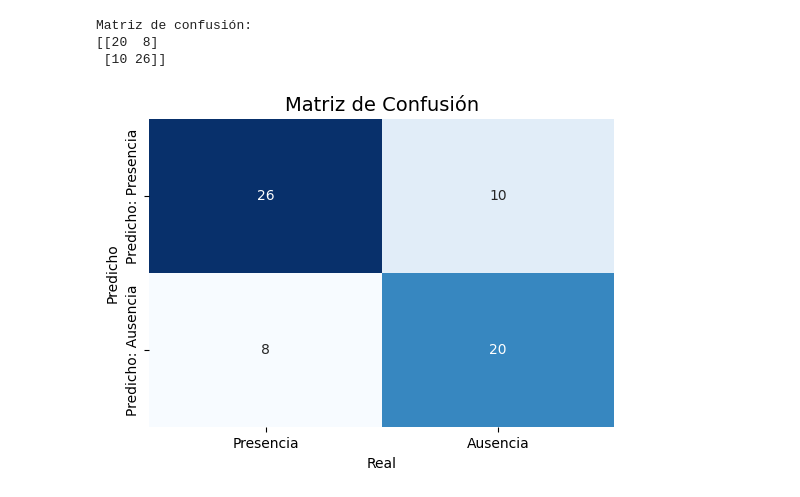
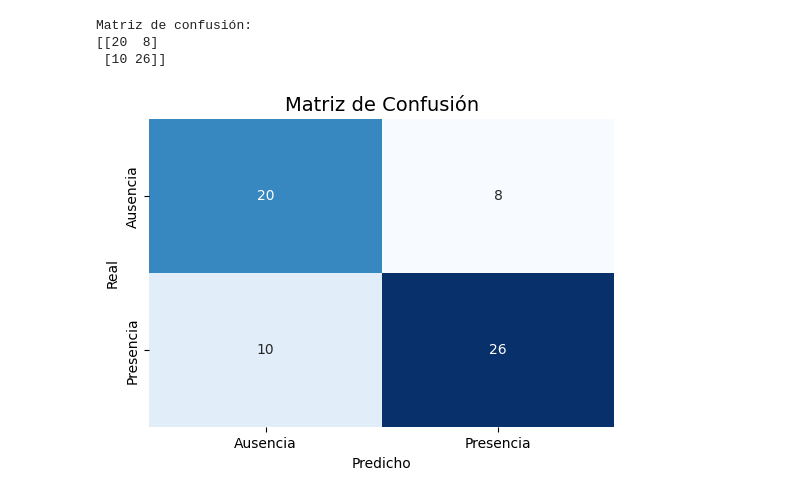
Before and after one commit to llunag/Python_data_viz, a Jupyter notebook: _sources/Modelo.ipynb, the cells around one changed output. Cells and saved outputs as stored; diff of their text form; code cells hidden in the pictures.

```diff
--- a/_sources/Modelo.ipynb
+++ b/_sources/Modelo.ipynb
@@ -137,16 +189,16 @@ print(cm)
 Matriz de confusión:
 [[20  8]
  [10 26]]
-# %%
-cm = confusion_matrix(test_data["fibrosis"], predicciones, labels=[1, 0])
-
-plt.figure(figsize=(6,4))
-sns.heatmap(cm, annot=True, fmt="d", cmap="Blues", cbar=False,
-            xticklabels=["Presencia", "Ausencia"],
-            yticklabels=["Predicho: Presencia", "Predicho: Ausencia"])
-plt.title("Matriz de Confusión", fontsize=14)
-plt.xlabel("Real")
-plt.ylabel("Predicho")
-plt.show()
-# %% [output]
-[figure, removed]
+# %%
+cm = confusion_matrix(test_data["fibrosis"], predicciones)
+
+plt.figure(figsize=(6,4))
+sns.heatmap(cm, annot=True, fmt="d", cmap="Blues", cbar=False,
+            xticklabels=["Ausencia", "Presencia"],
+            yticklabels=["Ausencia", "Presencia"])
+plt.title("Matriz de Confusión", fontsize=14)
+plt.xlabel("Predicho")
+plt.ylabel("Real")
+plt.show()
+# %% [output]
+[figure, added]
```
Also changed, not shown: parts of 6 cells of this notebook, 21 other files.
